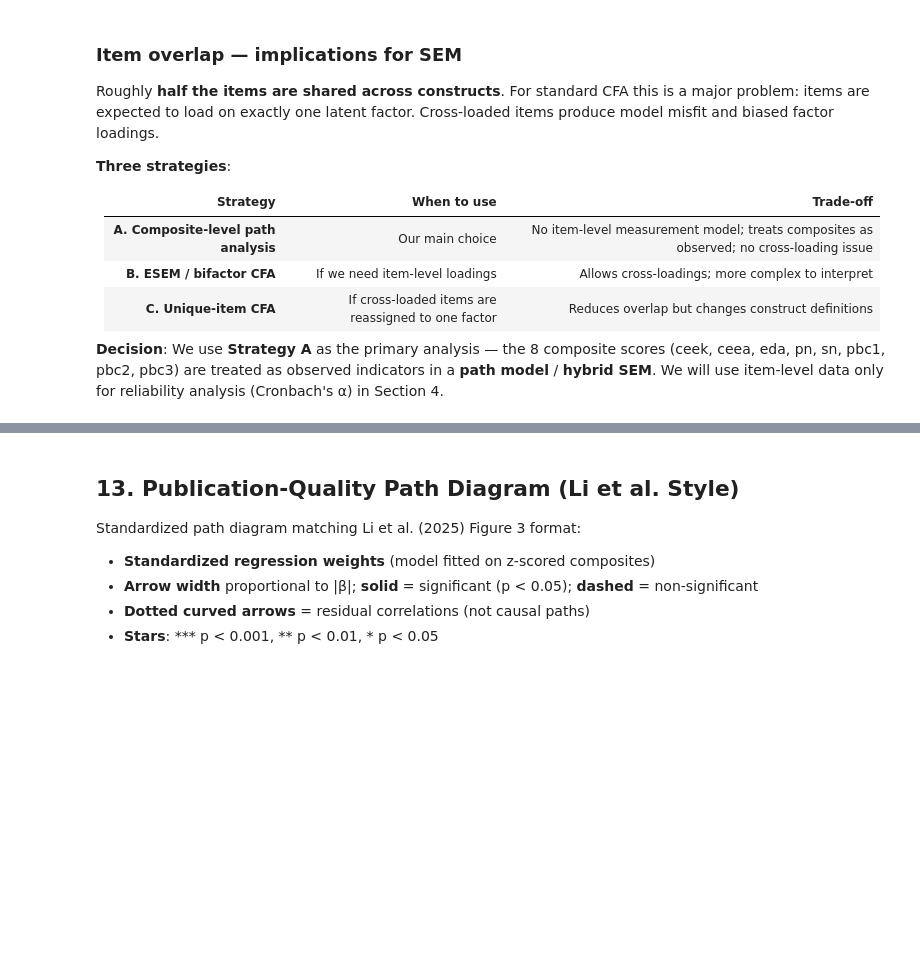
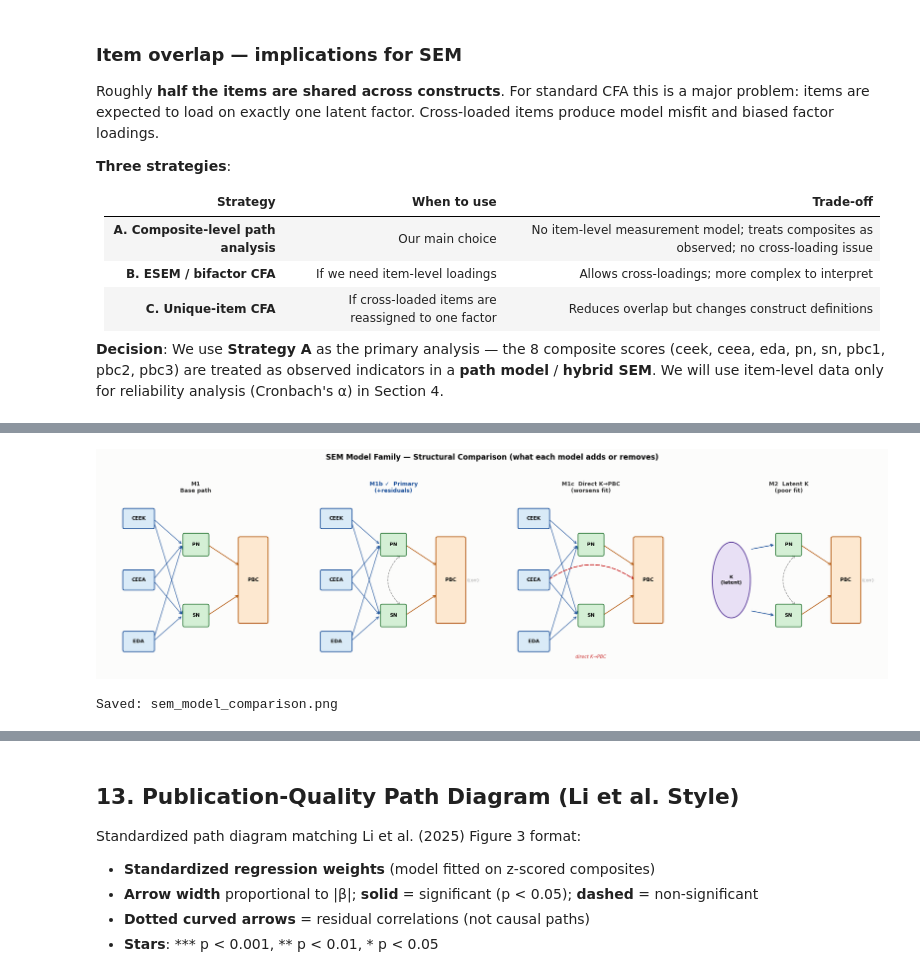
Before and after one commit to danielTorren/bench_py_v4, a Jupyter notebook: structural_equation_modelling/sem_bench_analysis.ipynb, the cells around one changed output, grey strips where cells are left out. Saved outputs shown, nothing was run; the diff lists cells and outputs as text; code cells hidden in the pictures; blank space fills up the shorter version.

```diff
--- a/structural_equation_modelling/sem_bench_analysis.ipynb
+++ b/structural_equation_modelling/sem_bench_analysis.ipynb
@@ -594,3 +831,79 @@ fit_table.set_index('Model')
+# %%
+
+# ── Model comparison schematic (structure; no coefficients) ──────────────────
+import matplotlib.patches as mpatches
+
+fig, axes = plt.subplots(1, 4, figsize=(18, 5))
+fig.suptitle('SEM Model Family — Structural Comparison (what each model adds or removes)',
+             fontsize=12, fontweight='bold', y=1.03)
+
+_BL = '#1a4f99'; _GR = '#2d7a39'; _OR = '#b05000'; _RE = '#cc3333'
+
+def _node(ax, x, y, lbl, fc='#e8f0ff', ec='#334', w=1.5, h=0.65, fs=8):
+    ax.add_patch(mpatches.FancyBboxPatch((x-w/2, y-h/2), w, h,
+                 boxstyle='round,pad=0.08', fc=fc, ec=ec, lw=1.3, zorder=5))
+    ax.text(x, y, lbl, ha='center', va='center', fontsize=fs, zorder=6, fontweight='bold')
+
+def _arr(ax, x0, y0, x1, y1, rad=0.0, ls='solid', c='#444', lw=1.1, bidi=False):
+    sty = '<->' if bidi else '->'
+    ax.annotate('', xy=(x1, y1), xytext=(x0, y0),
+                arrowprops=dict(arrowstyle=sty, color=c, lw=lw,
+                               linestyle=ls, connectionstyle=f'arc3,rad={rad}'), zorder=3)
+
+CONFIGS = [
+    ('M1\nBase path',            False, False, False),
+    ('M1b ✓  Primary\n(+residuals)',   True,  False, False),
+    ('M1c  Direct K→PBC\n(worsens fit)', False, True,  False),
+    ('M2  Latent K\n(poor fit)',        True,  False, True),
+]
+
+for ax, (title, has_resid, direct_kpbc, latent_k) in zip(axes, CONFIGS):
+    ax.set_xlim(0, 10); ax.set_ylim(0.5, 8); ax.axis('off')
+    ax.set_title(title, fontsize=9, fontweight='bold', pad=8,
+                 color='#1a4f99' if 'M1b' in title else '#333')
+
+    kx, nx, px = 2.0, 5.0, 8.0
+    pny, sny = 6.0, 3.0; ky = (pny + sny) / 2
+
+    if latent_k:
+        from matplotlib.patches import Ellipse
+        ax.add_patch(Ellipse((kx, ky), 2.0, 3.2,
+                              fc='#e8e0f5', ec='#5a3a9a', lw=1.4, zorder=5))
+        ax.text(kx, ky, 'K\n(latent)', ha='center', va='center',
+                fontsize=8, fontweight='bold', zorder=6)
+        _arr(ax, kx+1.0, pny-0.2, nx-0.7, pny, c=_BL)
+        _arr(ax, kx+1.0, sny+0.2, nx-0.7, sny, c=_BL)
+    else:
+        for yy, lbl in [(pny+1.1, 'CEEK'), (ky, 'CEEA'), (sny-1.1, 'EDA')]:
+            _node(ax, kx, yy, lbl, fc='#d9eaf7', ec=_BL, w=1.5, h=0.7)
+            _arr(ax, kx+0.75, yy, nx-0.7, pny, c=_BL, lw=0.9)
+            _arr(ax, kx+0.75, yy, nx-0.7, sny, c=_BL, lw=0.9)
+
+    _node(ax, nx, pny, 'PN', fc='#d4efd5', ec=_GR, w=1.2, h=0.8)
+    _node(ax, nx, sny, 'SN', fc='#d4efd5', ec=_GR, w=1.2, h=0.8)
+    _node(ax, px, ky, 'PBC', fc='#fde8d0', ec=_OR, w=1.4, h=3.5)
+
+    _arr(ax, nx+0.6, pny, px-0.7, ky+0.6, c=_OR)
+    _arr(ax, nx+0.6, sny, px-0.7, ky-0.6, c=_OR)
+
+    if has_resid:
+        _arr(ax, nx+0.4, pny-0.4, nx+0.4, sny+0.4, rad=0.5,
+             ls=(0,(3,2)), c='#999', bidi=True)
+        ax.text(px+0.85, ky, '(corr)', fontsize=7, color='#999', va='center')
+
+    if direct_kpbc:
+        _arr(ax, kx+0.75, ky, px-0.7, ky, rad=-0.35,
+             ls=(0,(4,2)), c=_RE, lw=1.5)
+        ax.text(5.0, 1.2, 'direct K→PBC', ha='center',
+                fontsize=7.5, color=_RE, fontstyle='italic')
+
+plt.tight_layout()
+plt.savefig('sem_model_comparison.png', dpi=150, bbox_inches='tight', facecolor='white')
+plt.show()
+print('Saved: sem_model_comparison.png')
+# %% [output]
+[figure, added]
+Saved: sem_model_comparison.png
 # %%
 
 # ── M3: Full model — adds behavioral outcomes (ES only) ──────────────────────
```
Also changed, not shown: parts of 36 cells of this notebook, 17 other files.
